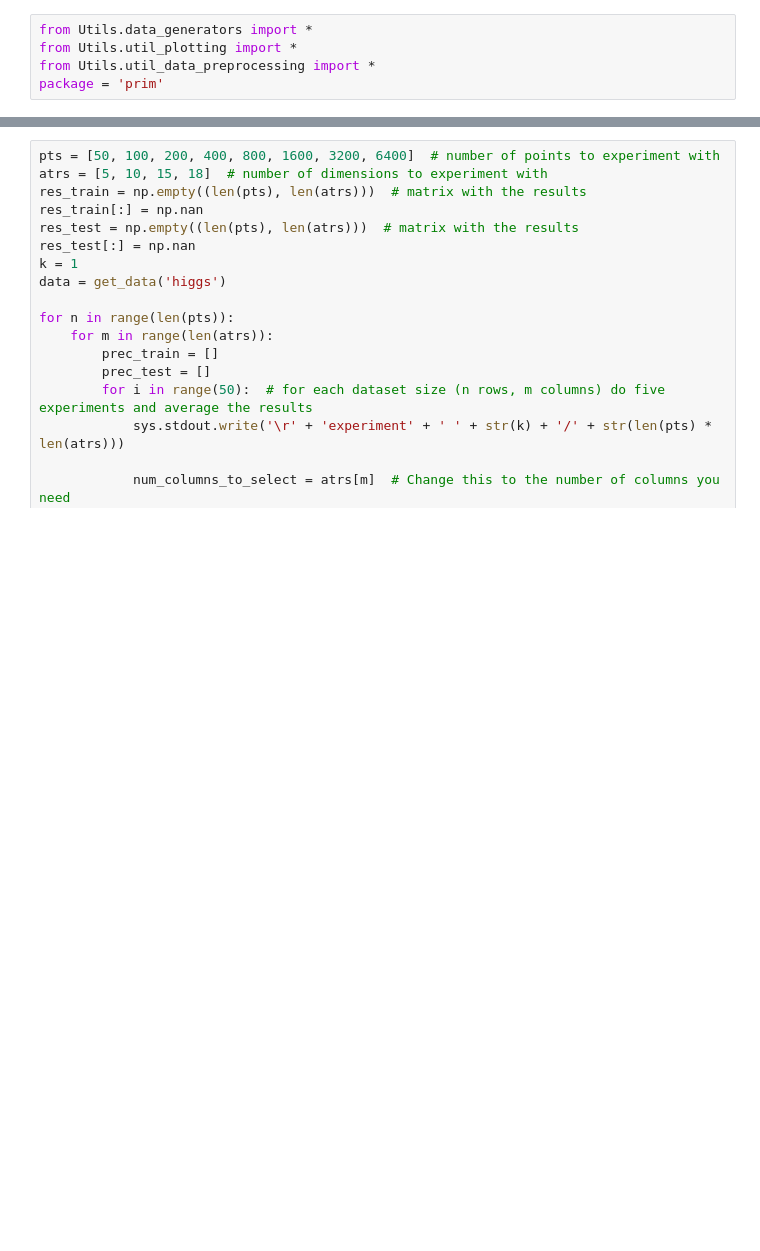
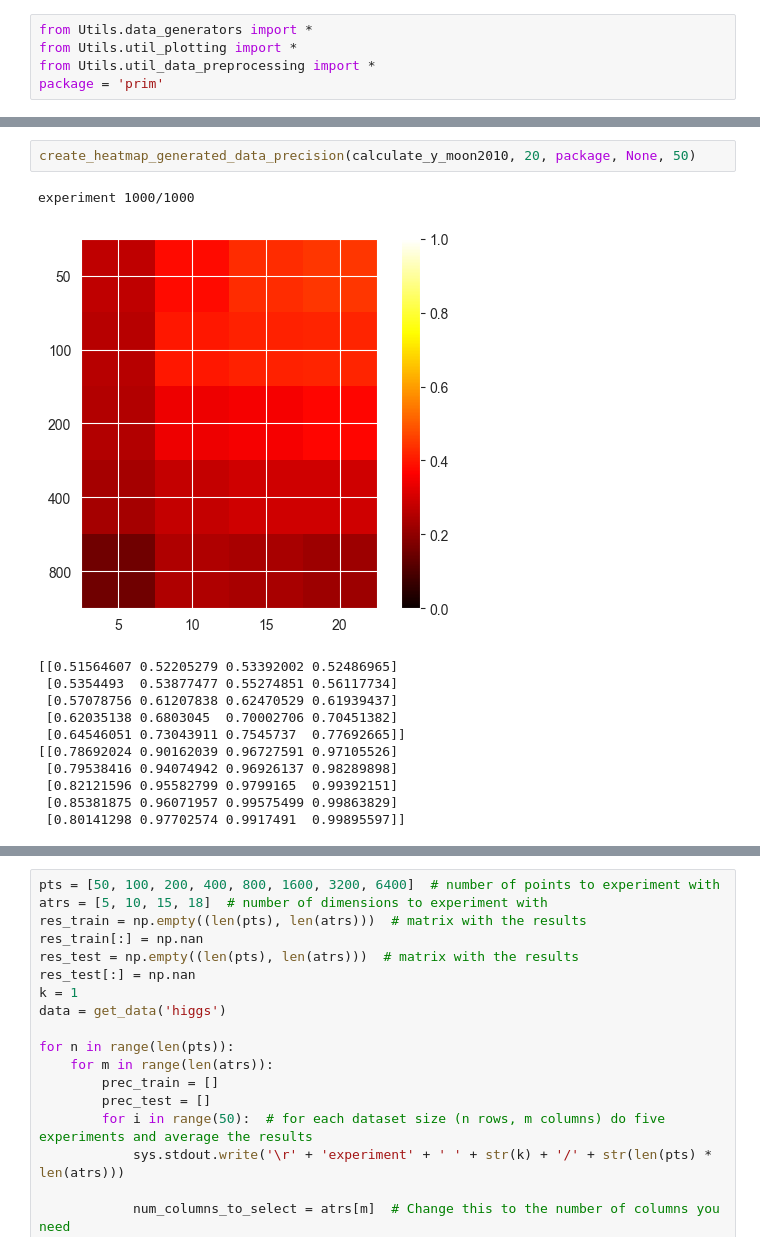
Before and after one commit to inagege/ImprovingSubgroupDiscovery, a Jupyter notebook: PRIM_Performance_Analyzing/PRIM_Baseline.ipynb, the cells around one changed output, grey strips where cells are left out. Drawn from its saved outputs; the diff is of its cells as text; blank space fills up the shorter version.

```diff
--- a/PRIM_Performance_Analyzing/PRIM_Baseline.ipynb
+++ b/PRIM_Performance_Analyzing/PRIM_Baseline.ipynb
@@ -242,0 +37,15 @@ experiment 720/240
+# %%
+create_heatmap_generated_data_precision(calculate_y_moon2010, 20, package, None, 50)
+# %% [output]
+experiment 1000/1000
+[figure, added]
+[[0.51564607 0.52205279 0.53392002 0.52486965]
+ [0.5354493  0.53877477 0.55274851 0.56117734]
+ [0.57078756 0.61207838 0.62470529 0.61939437]
+ [0.62035138 0.6803045  0.70002706 0.70451382]
+ [0.64546051 0.73043911 0.7545737  0.77692665]]
+[[0.78692024 0.90162039 0.96727591 0.97105526]
+ [0.79538416 0.94074942 0.96926137 0.98289898]
+ [0.82121596 0.95582799 0.9799165  0.99392151]
+ [0.85381875 0.96071957 0.99575499 0.99863829]
+ [0.80141298 0.97702574 0.9917491  0.99895597]]
```
Also changed, not shown: parts of 14 cells of this notebook, 48 other files.
